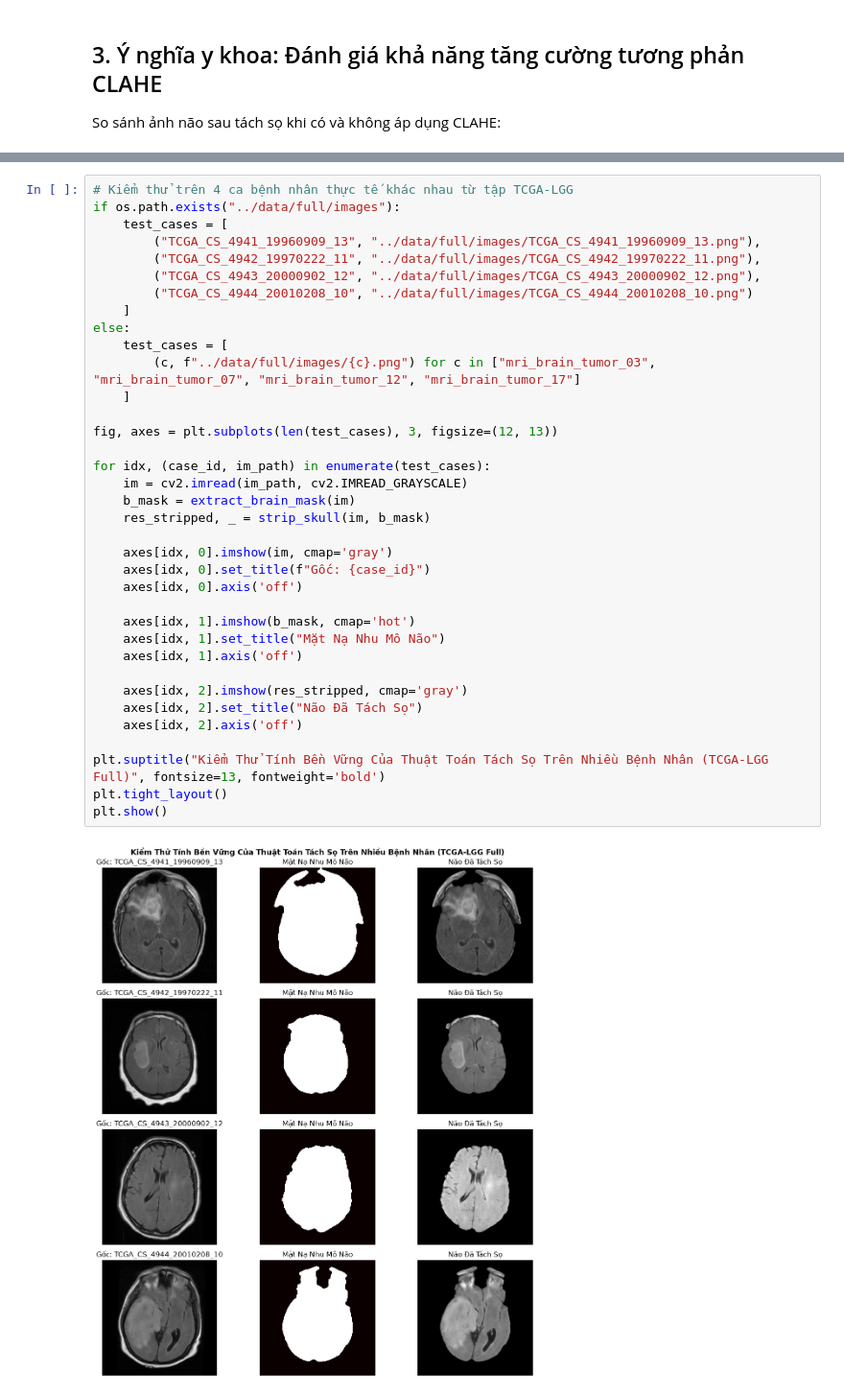
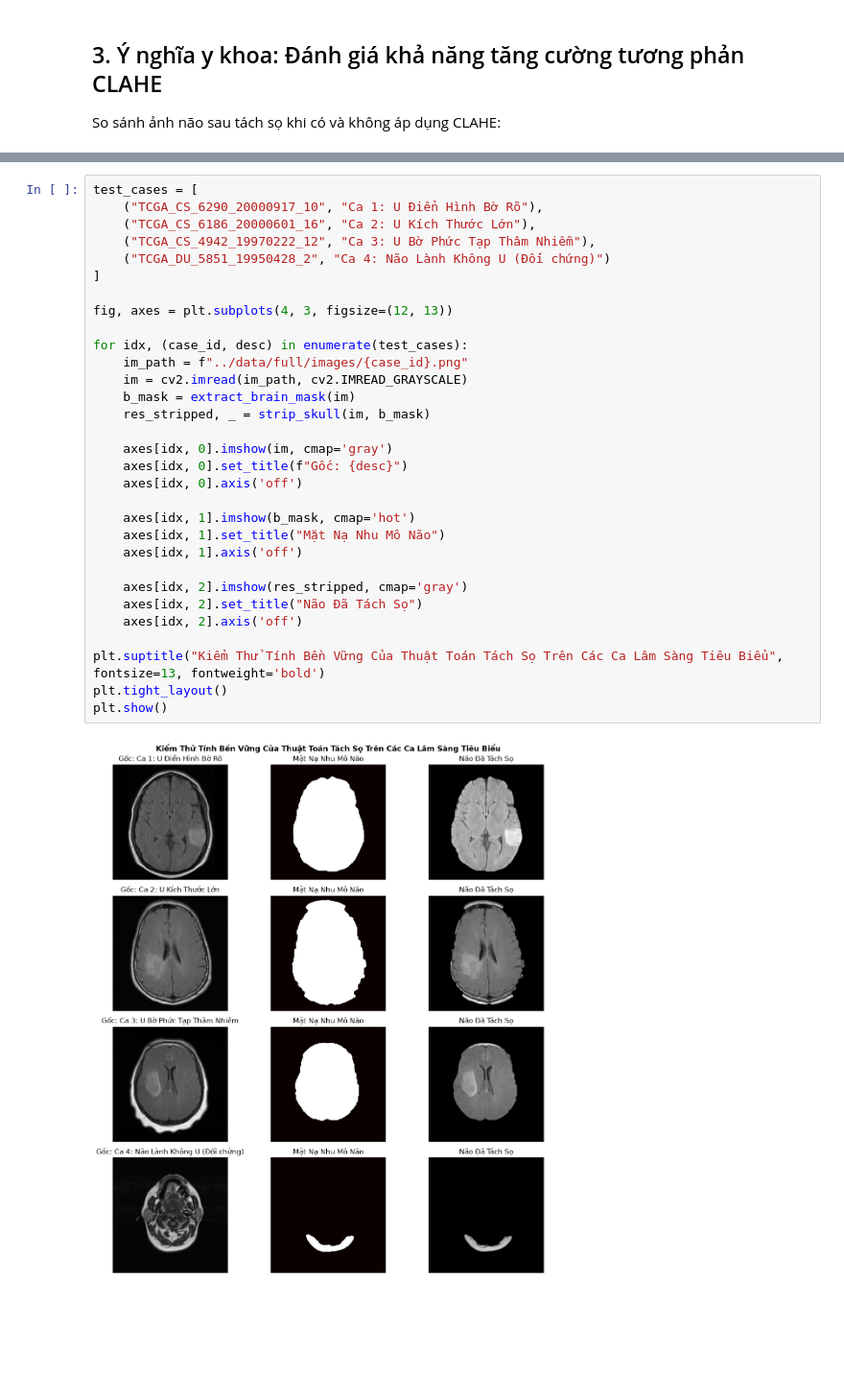
Before and after one commit to mtzwyu/brain-tumor-mri-segmentation, a Jupyter notebook: notebooks/02_preprocessing_and_skull_stripping.ipynb, the cells around one changed output, grey strips where cells are left out. Shown at 96% size. Saved outputs shown, nothing was run; the diff lists cells and outputs as text; blank space fills up the shorter version.

```diff
--- a/notebooks/02_preprocessing_and_skull_stripping.ipynb
+++ b/notebooks/02_preprocessing_and_skull_stripping.ipynb
@@ -104,38 +107,33 @@ Chứng minh thuật toán hoạt động ổn định trên nhiều kích thư
 # %%
-# Kiểm thử trên 4 ca bệnh nhân thực tế khác nhau từ tập TCGA-LGG
-if os.path.exists("../data/full/images"):
-    test_cases = [
-        ("TCGA_CS_4941_19960909_13", "../data/full/images/TCGA_CS_4941_19960909_13.png"),
-        ("TCGA_CS_4942_19970222_11", "../data/full/images/TCGA_CS_4942_19970222_11.png"),
-        ("TCGA_CS_4943_20000902_12", "../data/full/images/TCGA_CS_4943_20000902_12.png"),
-        ("TCGA_CS_4944_20010208_10", "../data/full/images/TCGA_CS_4944_20010208_10.png")
-    ]
-else:
-    test_cases = [
-        (c, f"../data/full/images/{c}.png") for c in ["mri_brain_tumor_03", "mri_brain_tumor_07", "mri_brain_tumor_12", "mri_brain_tumor_17"]
-    ]
+test_cases = [
+    ("TCGA_CS_6290_20000917_10", "Ca 1: U Điển Hình Bờ Rõ"),
+    ("TCGA_CS_6186_20000601_16", "Ca 2: U Kích Thước Lớn"),
+    ("TCGA_CS_4942_19970222_12", "Ca 3: U Bờ Phức Tạp Thâm Nhiễm"),
+    ("TCGA_DU_5851_19950428_2", "Ca 4: Não Lành Không U (Đối chứng)")
+]
 
-fig, axes = plt.subplots(len(test_cases), 3, figsize=(12, 13))
+fig, axes = plt.subplots(4, 3, figsize=(12, 13))
 
-for idx, (case_id, im_path) in enumerate(test_cases):
+for idx, (case_id, desc) in enumerate(test_cases):
+    im_path = f"../data/full/images/{case_id}.png"
     im = cv2.imread(im_path, cv2.IMREAD_GRAYSCALE)
     b_mask = extract_brain_mask(im)
     res_stripped, _ = strip_skull(im, b_mask)
 
     axes[idx, 0].imshow(im, cmap='gray')
-    axes[idx, 0].set_title(f"Gốc: {case_id}")
+    axes[idx, 0].set_title(f"Gốc: {desc}")
     axes[idx, 0].axis('off')
 
     axes[idx, 1].imshow(b_mask, cmap='hot')
     axes[idx, 1].set_title("Mặt Nạ Nhu Mô Não")
     axes[idx, 1].axis('off')
 
     axes[idx, 2].imshow(res_stripped, cmap='gray')
     axes[idx, 2].set_title("Não Đã Tách Sọ")
     axes[idx, 2].axis('off')
 
-plt.suptitle("Kiểm Thử Tính Bền Vững Của Thuật Toán Tách Sọ Trên Nhiều Bệnh Nhân (TCGA-LGG Full)", fontsize=13, fontweight='bold')
+plt.suptitle("Kiểm Thử Tính Bền Vững Của Thuật Toán Tách Sọ Trên Các Ca Lâm Sàng Tiêu Biểu", fontsize=13, fontweight='bold')
 plt.tight_layout()
 plt.show()
 # %% [output]
-[figure, old version]
+[figure, new version]
```
Also changed, not shown: parts of 5 cells of this notebook, 8 other files.
